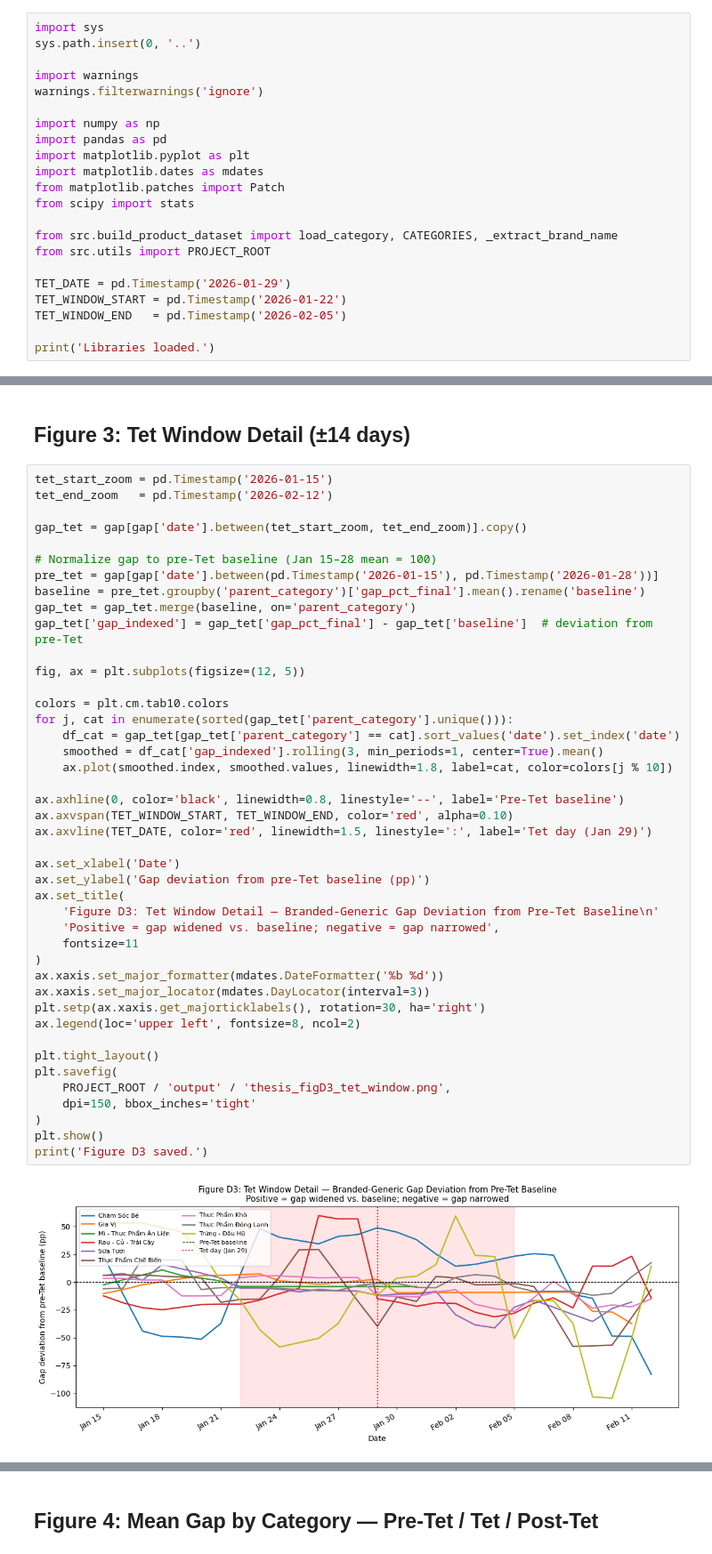
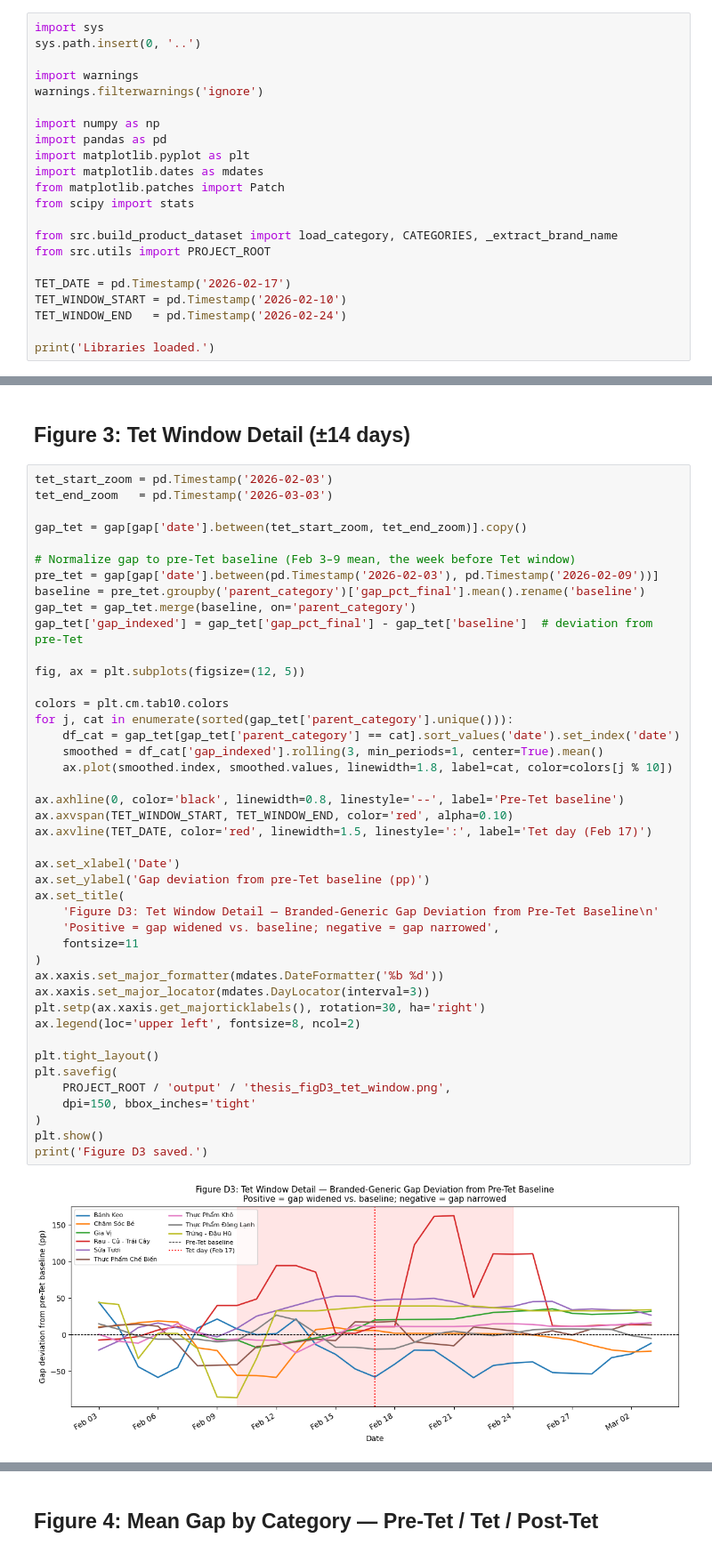
Before and after one commit to AureliaMei/Online-Food-Price, a Jupyter notebook: notebooks/10. brand_price_dynamics.ipynb, the cells around one changed output, grey strips where cells are left out. Shown at 89% size. Saved outputs shown, nothing was run; the diff lists cells and outputs as text.

```diff
--- a/notebooks/10. brand_price_dynamics.ipynb
+++ b/notebooks/10. brand_price_dynamics.ipynb
@@ -29,9 +29,9 @@ from scipy import stats
 from src.build_product_dataset import load_category, CATEGORIES, _extract_brand_name
 from src.utils import PROJECT_ROOT
 
-TET_DATE = pd.Timestamp('2026-01-29')
-TET_WINDOW_START = pd.Timestamp('2026-01-22')
-TET_WINDOW_END   = pd.Timestamp('2026-02-05')
+TET_DATE = pd.Timestamp('2026-02-17')
+TET_WINDOW_START = pd.Timestamp('2026-02-10')
+TET_WINDOW_END   = pd.Timestamp('2026-02-24')
 
 print('Libraries loaded.')
 # %% [output]
@@ -290,13 +290,13 @@ Figure D2 saved.
 # %% [markdown]
 ## Figure 3: Tet Window Detail (±14 days)
 # %%
-tet_start_zoom = pd.Timestamp('2026-01-15')
-tet_end_zoom   = pd.Timestamp('2026-02-12')
+tet_start_zoom = pd.Timestamp('2026-02-03')
+tet_end_zoom   = pd.Timestamp('2026-03-03')
 
 gap_tet = gap[gap['date'].between(tet_start_zoom, tet_end_zoom)].copy()
 
-# Normalize gap to pre-Tet baseline (Jan 15–28 mean = 100)
-pre_tet = gap[gap['date'].between(pd.Timestamp('2026-01-15'), pd.Timestamp('2026-01-28'))]
+# Normalize gap to pre-Tet baseline (Feb 3–9 mean, the week before Tet window)
+pre_tet = gap[gap['date'].between(pd.Timestamp('2026-02-03'), pd.Timestamp('2026-02-09'))]
 baseline = pre_tet.groupby('parent_category')['gap_pct_final'].mean().rename('baseline')
 gap_tet = gap_tet.merge(baseline, on='parent_category')
 gap_tet['gap_indexed'] = gap_tet['gap_pct_final'] - gap_tet['baseline']  # deviation from pre-Tet
@@ -305,35 +305,35 @@ fig, ax = plt.subplots(figsize=(12, 5))
 
 colors = plt.cm.tab10.colors
 for j, cat in enumerate(sorted(gap_tet['parent_category'].unique())):
     df_cat = gap_tet[gap_tet['parent_category'] == cat].sort_values('date').set_index('date')
     smoothed = df_cat['gap_indexed'].rolling(3, min_periods=1, center=True).mean()
     ax.plot(smoothed.index, smoothed.values, linewidth=1.8, label=cat, color=colors[j % 10])
 
 ax.axhline(0, color='black', linewidth=0.8, linestyle='--', label='Pre-Tet baseline')
 ax.axvspan(TET_WINDOW_START, TET_WINDOW_END, color='red', alpha=0.10)
-ax.axvline(TET_DATE, color='red', linewidth=1.5, linestyle=':', label='Tet day (Jan 29)')
+ax.axvline(TET_DATE, color='red', linewidth=1.5, linestyle=':', label='Tet day (Feb 17)')
 
 ax.set_xlabel('Date')
 ax.set_ylabel('Gap deviation from pre-Tet baseline (pp)')
 ax.set_title(
     'Figure D3: Tet Window Detail — Branded-Generic Gap Deviation from Pre-Tet Baseline\n'
     'Positive = gap widened vs. baseline; negative = gap narrowed',
     fontsize=11
 )
 ax.xaxis.set_major_formatter(mdates.DateFormatter('%b %d'))
 ax.xaxis.set_major_locator(mdates.DayLocator(interval=3))
 plt.setp(ax.xaxis.get_majorticklabels(), rotation=30, ha='right')
 ax.legend(loc='upper left', fontsize=8, ncol=2)
 
 plt.tight_layout()
 plt.savefig(
     PROJECT_ROOT / 'output' / 'thesis_figD3_tet_window.png',
     dpi=150, bbox_inches='tight'
 )
 plt.show()
 print('Figure D3 saved.')
 # %% [output]
-[figure, old version]
+[figure, new version]
 Figure D3 saved.
 # %% [markdown]
 ## Figure 4: Mean Gap by Category — Pre-Tet / Tet / Post-Tet
```
Also changed, not shown: parts of 5 cells of this notebook, 7 other files.
